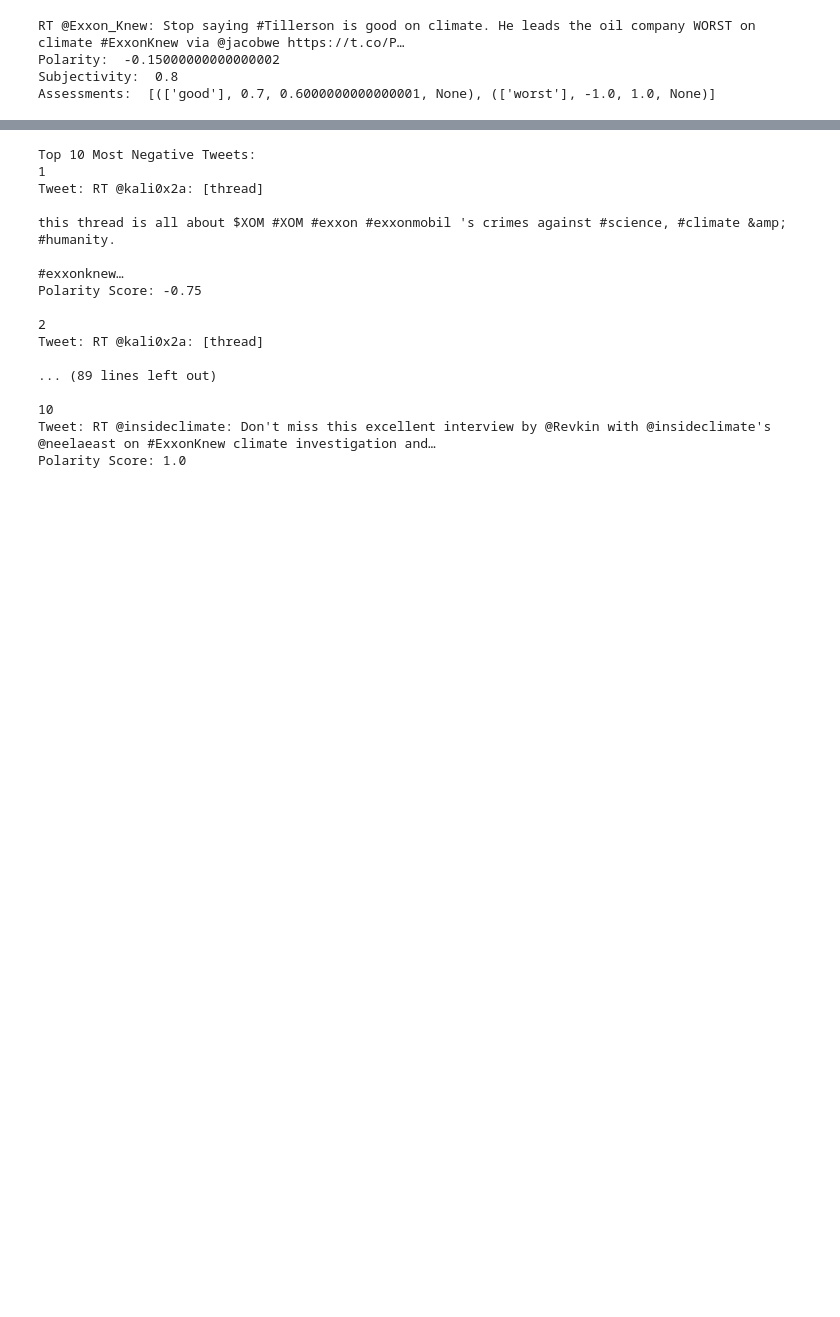
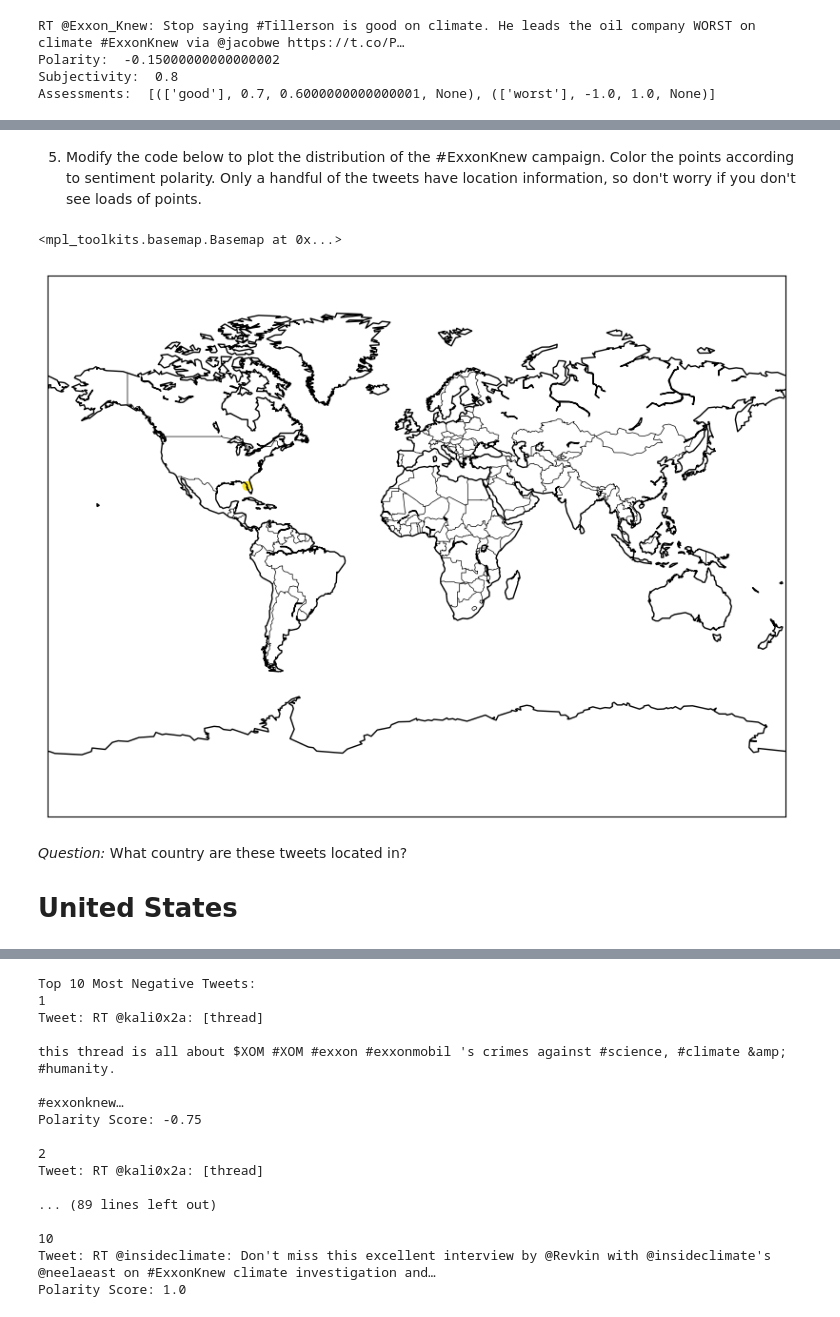
Before and after one commit to asvilla/QM2, a Jupyter notebook: notebooks/W04. Natural Language Processing.ipynb, the cells around one changed output, grey strips where cells are left out. Saved outputs shown, nothing was run; the diff lists cells and outputs as text; code cells hidden in the pictures; blank space fills up the shorter version.

```diff
--- a/notebooks/W04. Natural Language Processing.ipynb
+++ b/notebooks/W04. Natural Language Processing.ipynb
@@ -661,0 +634,11 @@ Do you agree with the algorithm's assessment of these tweets' sentiment? To go a
+# %%
+#1
+sample = tweets.head(1000).copy()
+#2
+sample['Polarity'] = sample['text'].apply(lambda x: nlp(x)._.blob.polarity)
+#3
+sample['Subjectivity'] = sample['text'].apply(lambda x: nlp(x)._.blob.subjectivity)
+sample[["text",'Polarity','Subjectivity']]
+#4
+sample = sample[(sample['Subjectivity'] >= 0.5) & (sample['Polarity'] >= 0)]
+sample
@@ -661,0 +659,2 @@ Do you agree with the algorithm's assessment of these tweets' sentiment? To go a
+# %% [markdown]
+5. Modify the code below to plot the distribution of the #ExxonKnew campaign. Color the points according to sentiment polarity. Only a handful of the tweets have location information, so don't worry if you don't see loads of points.
@@ -661,0 +668,20 @@ Do you agree with the algorithm's assessment of these tweets' sentiment? To go a
+# %%
+map = Basemap(projection='mill')
+
+map.drawcountries()
+map.drawcoastlines()
+
+map.scatter(
+      x=sample['latitude'].values,
+      y=sample['longitude'].values,
+      c=sample['Polarity'].values,
+      latlon=True,
+      vmin=-1,
+      vmax=0)
+map
+# %% [output]
+<mpl_toolkits.basemap.Basemap at 0x...>
+[figure, added]
+# %% [markdown]
+*Question:* What country are these tweets located in?
+# United States
```
Also changed, not shown: parts of 8 cells of this notebook.
